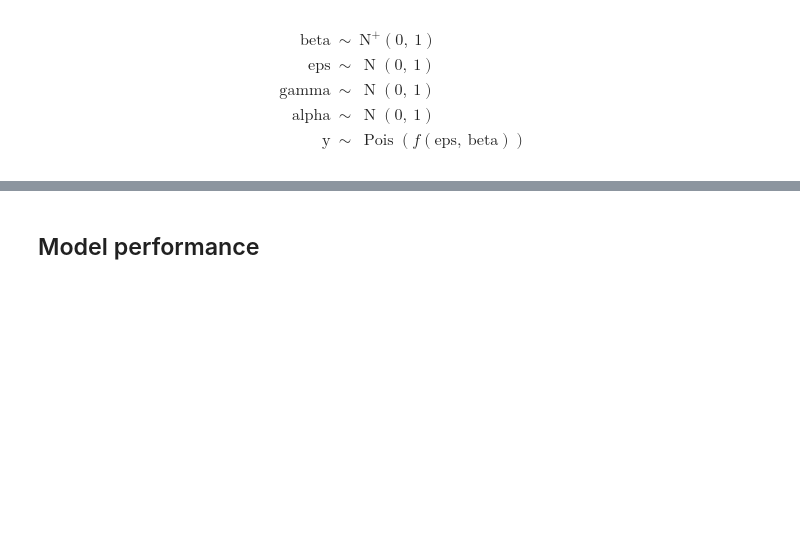
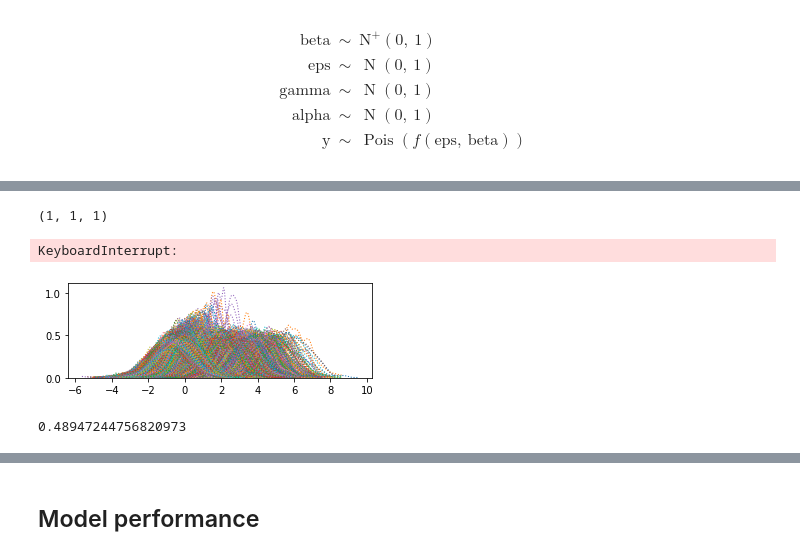
Before and after one commit to dmnburrows/spatial_transcriptomics, a Jupyter notebook: cell_decomp.ipynb, the cells around one changed output, grey strips where cells are left out. Drawn from its saved outputs; the diff is of its cells as text; code cells hidden in the pictures; blank space fills up the shorter version.

```diff
--- a/cell_decomp.ipynb
+++ b/cell_decomp.ipynb
@@ -116,18 +192,0 @@ Created spot mixtures from simulated data: 107 spots.
-# %%
-#Simple Linear regression
-spots +=1 #remove any zeros
-
-basic_model=pm.Model()
-
-with basic_model:
-    # alpha=pm.MvNormal("alpha", mu=0, cov=np.ones((200,200)), shape=(200,50))
-    beta=pm.HalfNormal("beta", sigma=1, shape=(n_spots, n_clusts))
-
-    lmd=pm.math.dot(beta, ref_exp)
-
-    #Add lmd*N if spots and reference data is in cpms -> to convert it back to counts
-    #N = np.sum(spots, axis=1)
-    #N = np.asarray([N for i in range(n_genes)]).T #Repeat total counts across columns for elementwise multiplication
-
-    #Likelihood of observed data given Poisson rates
-    y=pm.Poisson("y", mu=lmd, observed=spots)
@@ -261,0 +358,17 @@ Sampling 1 chain for 244 tune and 0 draw iterations (244 + 0 draws total) took 1
+# %%
+e_std, g_std, a_std
+# %% [output]
+(1, 1, 1)
+# %%
+#Visualise posteriors across all proportions
+from arviz.utils import Numba
+Numba.disable_numba()
+Numba.numba_flag
+az.plot_trace(idata,combined=True)
+# %% [output]
+KeyboardInterrupt:
+[figure, added]
+# %%
+line_fit.rvalue
+# %% [output]
+0.48947244756820973
```
Also changed, not shown: parts of 38 cells of this notebook.
